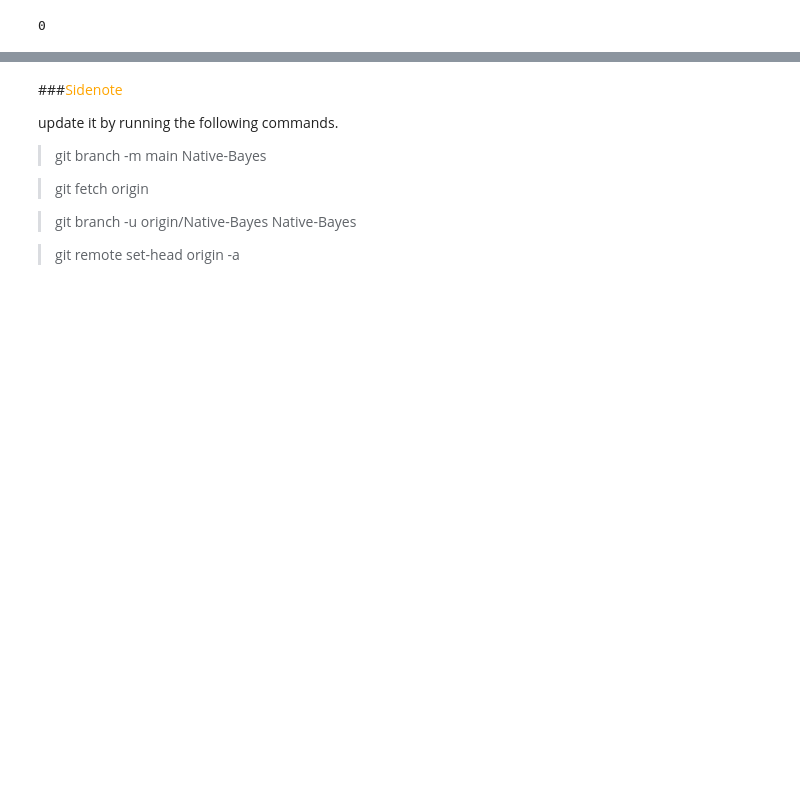
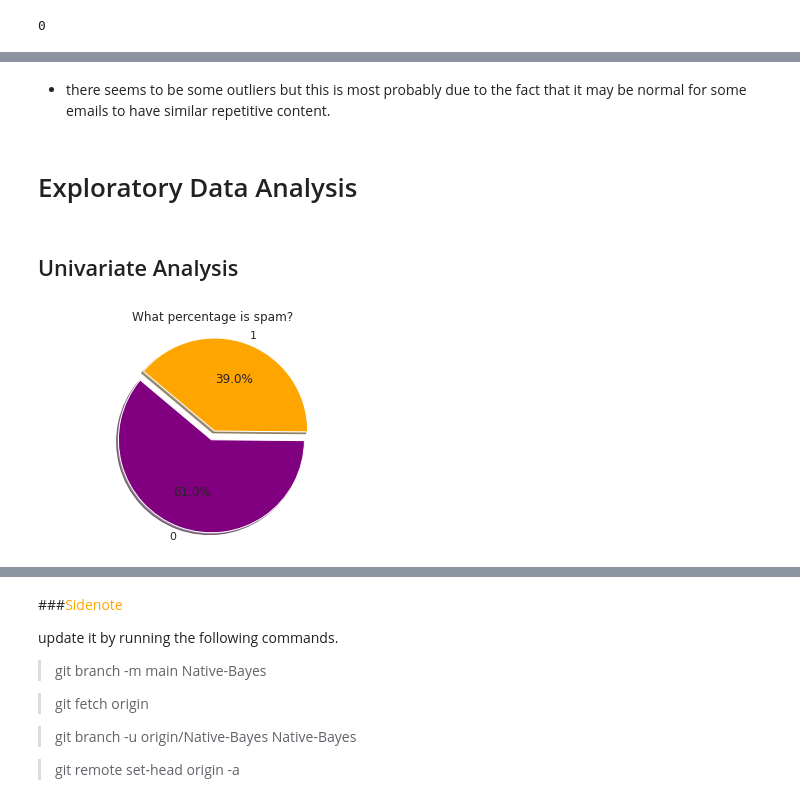
Before and after one commit to Mwadz/KNN-and-The-Naive-Bayes-Classifier, a Jupyter notebook: Naive_Bayes_Classifier.ipynb, the cells around one changed output, grey strips where cells are left out. Cells and saved outputs as stored; diff of their text form; code cells hidden in the pictures; blank space fills up the shorter version.

```diff
--- a/Naive_Bayes_Classifier.ipynb
+++ b/Naive_Bayes_Classifier.ipynb
@@ -80,0 +243,14 @@ Index(['0', '0.64', '0.64.1', '0.1', '0.32', '0.2', '0.3', '0.4', '0.5', '0.6',
+# %% [markdown]
+* there seems to be some outliers but this is most probably due to the fact that it may be normal for some emails to have similar repetitive content.
+# %% [markdown]
+# Exploratory Data Analysis
+# %% [markdown]
+## Univariate Analysis
+# %%
+# finding out what proportion makes up spam emails
+plt.pie(spam['target'].value_counts(normalize=True), labels =spam['target'].value_counts().index,colors = ['purple', 'orange'], autopct = '%1.1f%%', shadow = True, explode = [0,0.1], startangle = 140)
+plt.axis('equal')
+plt.title('What percentage is spam?')
+plt.show()
+# %% [output]
+[figure, added]
```
Also changed, not shown: parts of 48 cells of this notebook.
